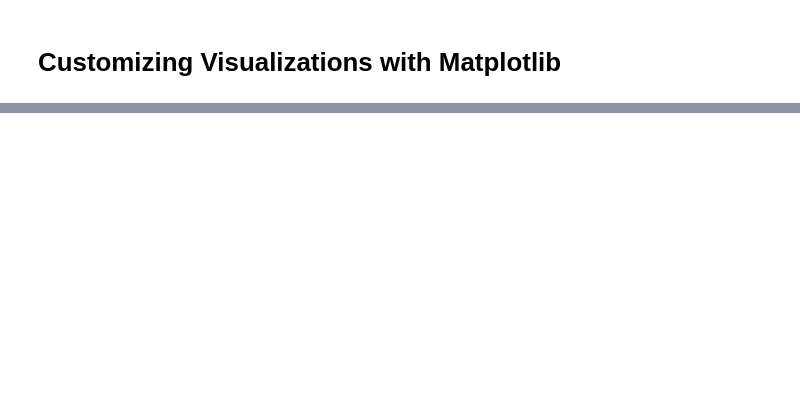
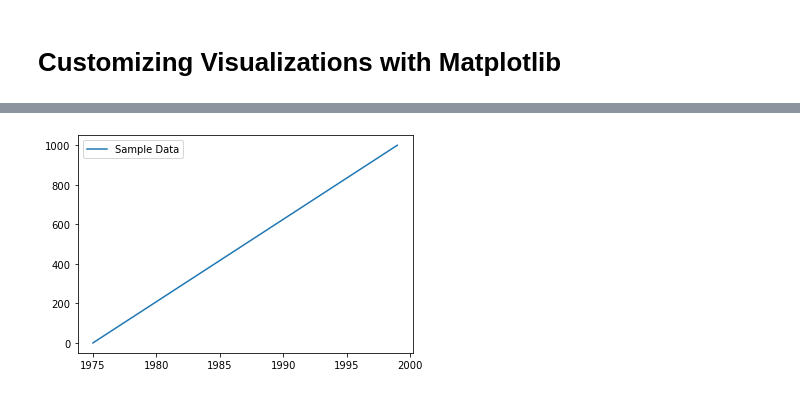
Before and after one commit to learn-co-curriculum/dsc-more-practice-with-matplotlib, a Jupyter notebook: index.ipynb, the cells around one changed output, grey strips where cells are left out. Drawn from its saved outputs; the diff is of its cells as text; code cells hidden in the pictures; blank space fills up the shorter version.

```diff
--- a/index.ipynb
+++ b/index.ipynb
@@ -307,0 +28,5 @@ This lesson provided you with some more experience with plotting in `matplotlib`
+# %%
+years = range(1975, 2000)
+# Create a numpy array of 25 values from 0 - 1000
+data = np.linspace(0, 1000, 25)
+data
@@ -307,0 +57,11 @@ This lesson provided you with some more experience with plotting in `matplotlib`
+# %%
+# Create the plot
+fig, ax = plt.subplots()
+
+# Use plot() function to create a plot using above values
+ax.plot(years, data)
+
+# Add a legend to the plot
+ax.legend(["Sample Data"]);
+# %% [output]
+[figure, added]
```
Also changed, not shown: parts of 70 cells of this notebook.
